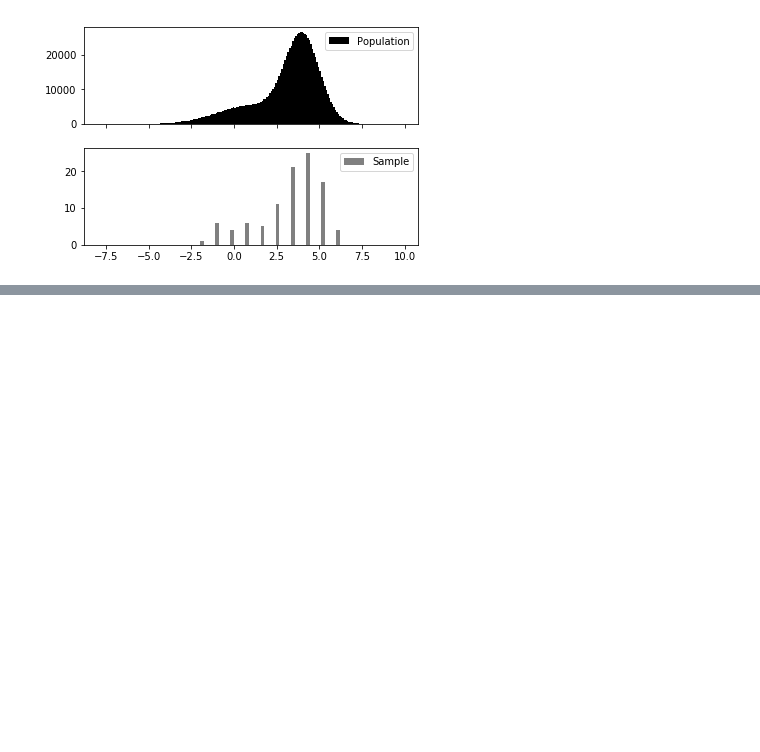
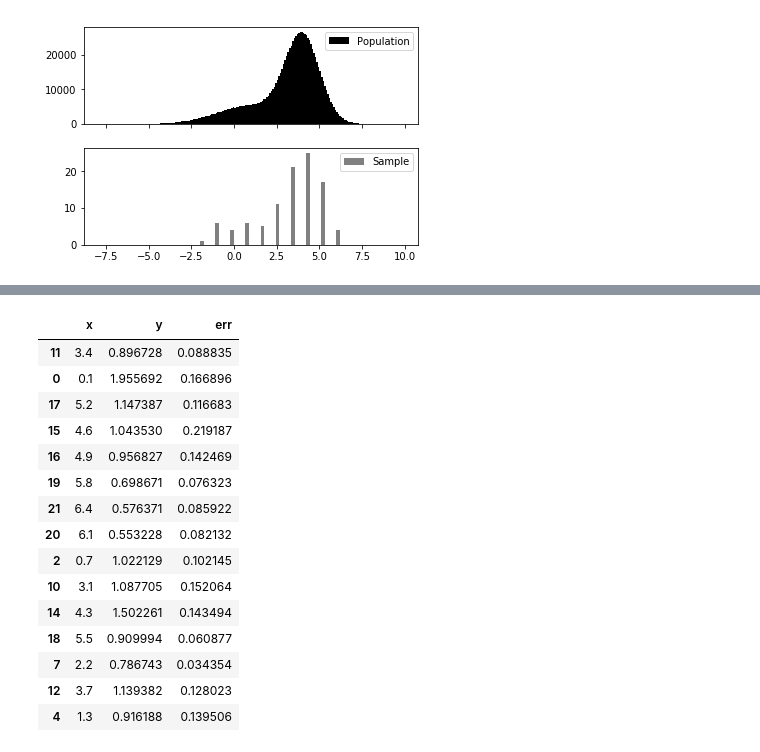
Before and after one commit to rvanlinge/139_hw3, a Jupyter notebook: Homework 3.ipynb, the cells around one changed output, grey strips where cells are left out. Cells and saved outputs as stored; diff of their text form; code cells hidden in the pictures; blank space fills up the shorter version.

```diff
--- a/Homework 3.ipynb
+++ b/Homework 3.ipynb
@@ -238,0 +228,12 @@ jk_val
+# %%
+dt = pd.read_table('data.txt',sep=' ')
+x_dt = dt['x']
+y_dt = dt['y']
+err_dt = dt['err']
+
+def model(x,b):
+    y = b1*np.exp(-b2*x)+b3*np.exp(-0.5*(x-b4)**2/b5**2)
+    return y
+
+def chi_square(b,x,y,err):
+        return np.sum(((model(x,b)-y)/err)**2)
@@ -238,0 +256,19 @@ jk_val
+# %%
+dt.sample(15)
+# %% [output]
+|  | x | y | err |
+| 11 | 3.4 | 0.896728 | 0.088835 |
+| 0 | 0.1 | 1.955692 | 0.166896 |
+| 17 | 5.2 | 1.147387 | 0.116683 |
+| 15 | 4.6 | 1.043530 | 0.219187 |
+| 16 | 4.9 | 0.956827 | 0.142469 |
+| 19 | 5.8 | 0.698671 | 0.076323 |
+| 21 | 6.4 | 0.576371 | 0.085922 |
+| 20 | 6.1 | 0.553228 | 0.082132 |
+| 2 | 0.7 | 1.022129 | 0.102145 |
+| 10 | 3.1 | 1.087705 | 0.152064 |
+| 14 | 4.3 | 1.502261 | 0.143494 |
+| 18 | 5.5 | 0.909994 | 0.060877 |
+| 7 | 2.2 | 0.786743 | 0.034354 |
+| 12 | 3.7 | 1.139382 | 0.128023 |
+| 4 | 1.3 | 0.916188 | 0.139506 |
```
Also changed, not shown: parts of 11 cells of this notebook.
